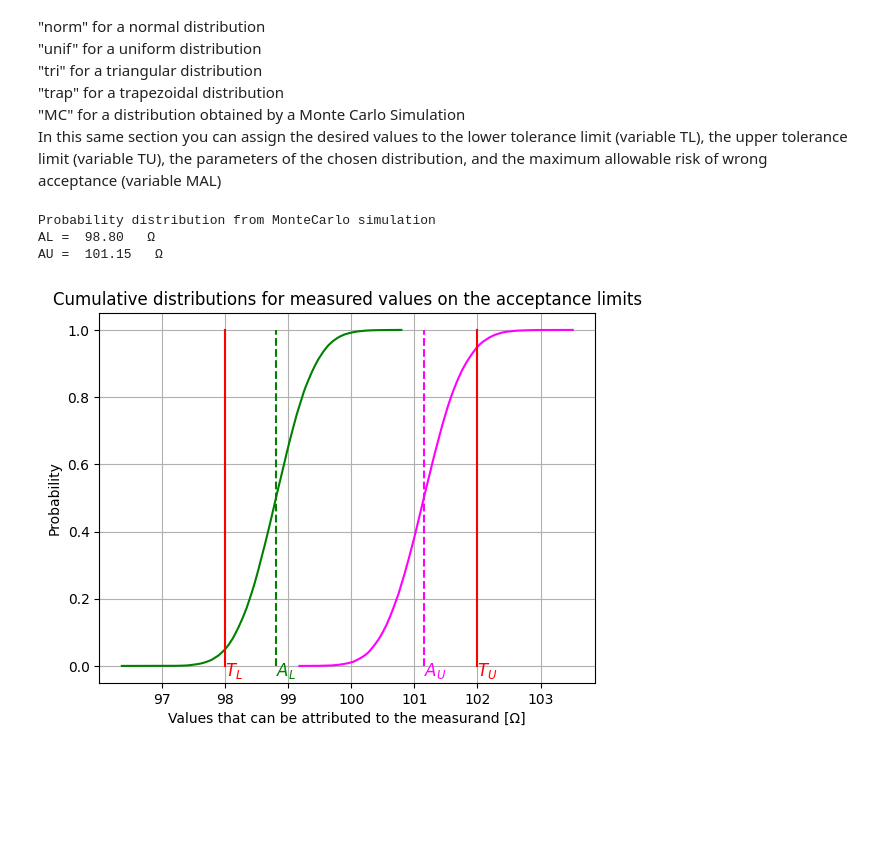
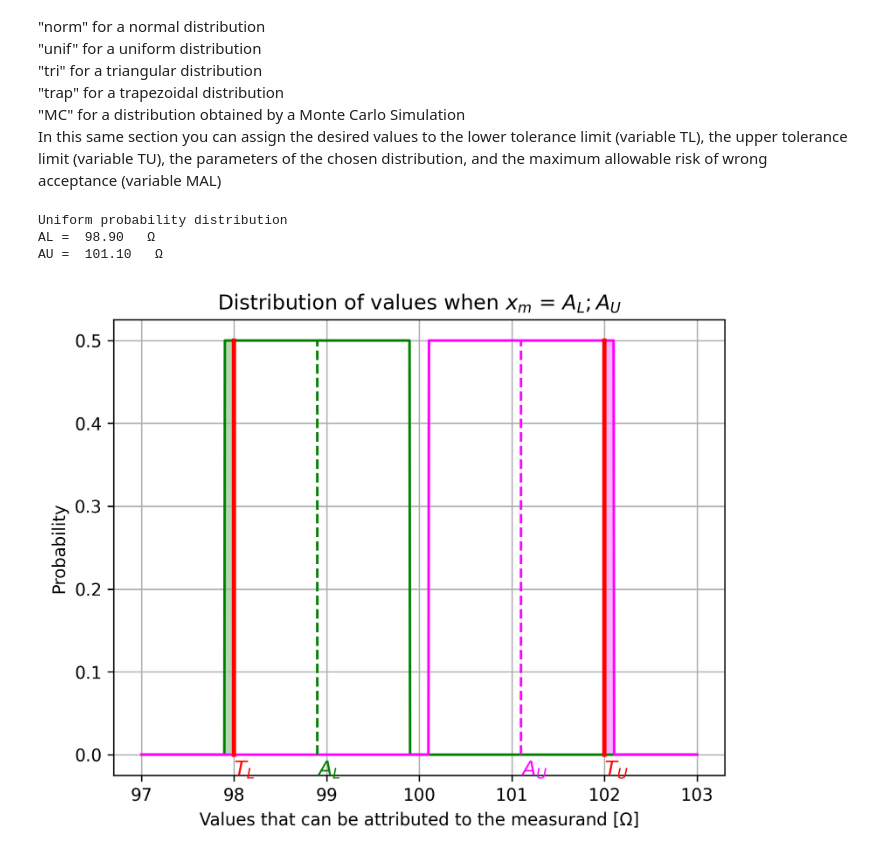
Before and after one commit to alessandro-ferrero/Acceptance-limits, a Jupyter notebook: Acceptance limits.ipynb, the cells around one changed output. Cells and saved outputs as stored; diff of their text form; code cells hidden in the pictures; blank space fills up the shorter version.

```diff
--- a/Acceptance limits.ipynb
+++ b/Acceptance limits.ipynb
@@ -87,7 +87,7 @@ You can do this by assigning the following values to variable pdftype: <br>
 "MC" for a distribution obtained by a Monte Carlo Simulation <br>
 In this same section you can assign the desired values to the lower tolerance limit (variable TL), the upper tolerance limit (variable TU), the parameters of the chosen distribution, and the maximum allowable risk of wrong acceptance (variable MAL)
 # %%
-pdftype='MC' #assign the value for the desired pdf type
+pdftype='unif' #assign the value for the desired pdf type
 measunit='\u03A9' #assign the value for the measurement unit. It will be used in the plot x-axis label
 #For greek letters and symbols use the unicode
 TL=98 #assign the value for the lower tolerance limit
@@ -138,6 +138,7 @@ if pdftype=='norm':
     plt.text(TL, -Ymax/20, r'$\it{T_L}$', fontsize=12, color='red')
     plt.text(TU, -Ymax/20, r'$\it{T_U}$', fontsize=12, color='red')
     plt.grid(True)
+    plt.gcf().set_dpi(300)
     plt.show()
 
 
@@ -165,6 +166,7 @@ elif pdftype=='unif':
     plt.text(TL, -Ymax/20, r'$\it{T_L}$', fontsize=12, color='red')
     plt.text(TU, -Ymax/20, r'$\it{T_U}$', fontsize=12, color='red')
     plt.grid(True)
+    plt.gcf().set_dpi(300)
     plt.show()
 
 elif pdftype=='tri':
@@ -190,6 +192,7 @@ elif pdftype=='tri':
     plt.text(AU, -Ymax/20, r'$\it{A_U}$', fontsize=12, color='magenta')
     plt.text(TL, -Ymax/20, r'$\it{T_L}$', fontsize=12, color='red')
     plt.text(TU, -Ymax/20, r'$\it{T_U}$', fontsize=12, color='red')
+    plt.gcf().set_dpi(300)
     plt.grid(True)
     plt.show()
 
@@ -216,6 +219,7 @@ elif pdftype=='trap':
     plt.text(AU, -Ymax/20, r'$\it{A_U}$', fontsize=12, color='magenta')
     plt.text(TL, -Ymax/20, r'$\it{T_L}$', fontsize=12, color='red')
     plt.text(TU, -Ymax/20, r'$\it{T_U}$', fontsize=12, color='red')
+    plt.gcf().set_dpi(300)
     plt.grid(True)
     plt.show()
 
@@ -263,34 +267,35 @@ elif pdftype=='MC':
     i=0
     while YCU[i]<1-MAL:
         i+=1
     AU=2*TU-binU_edges[i]
     print('Probability distribution from MonteCarlo simulation\nAL = ', "{:.2f}".format(AL), ' ', measunit, '\nAU = ', "{:.2f}".format(AU), ' ', measunit)
 
     #Plots the shifted cumulative probability functions
     DL=AL-TL
     DU=AU-TU
     plt.plot(binL_edges[1:]+DL,YCL, color='green')
     plt.plot(binU_edges[1:]+DU,YCU, color='magenta')
     plt.plot([AL,AL],[0,1], color='green', linestyle='--')
     plt.plot([AU,AU],[0,1], color='magenta', linestyle='--')
     plt.plot([TL,TL],[0,1], color='red', linestyle='-', linewidth=1.5)
     plt.plot([TU,TU],[0,1], color='red', linestyle='-', linewidth=1.5)
     plt.xlabel('Values that can be attributed to the measurand ['+measunit+']')
     plt.ylabel('Probability')
     plt.title('Cumulative distributions for measured values on the acceptance limits')
     plt.text(AL, -0.03, r'$\it{A_L}$', fontsize=12, color='green')
     plt.text(AU, -0.03, r'$\it{A_U}$', fontsize=12, color='magenta')
     plt.text(TL, -0.03, r'$\it{T_L}$', fontsize=12, color='red')
     plt.text(TU, -0.03, r'$\it{T_U}$', fontsize=12, color='red')
     plt.grid(True)
+    plt.gcf().set_dpi(300)
     plt.show()
 
     #print("Probability distribution coming from a Monte Carlo simulation\nNot yet available")
 
 else:
     print("Wrong probability distribution type")
 # %% [output]
-Probability distribution from MonteCarlo simulation
-AL =  98.80   Ω
-AU =  101.15   Ω
+Uniform probability distribution
+AL =  98.90   Ω
+AU =  101.10   Ω
-[figure, old version]
+[figure, new version]
```
Also changed, not shown: 4 other files.
